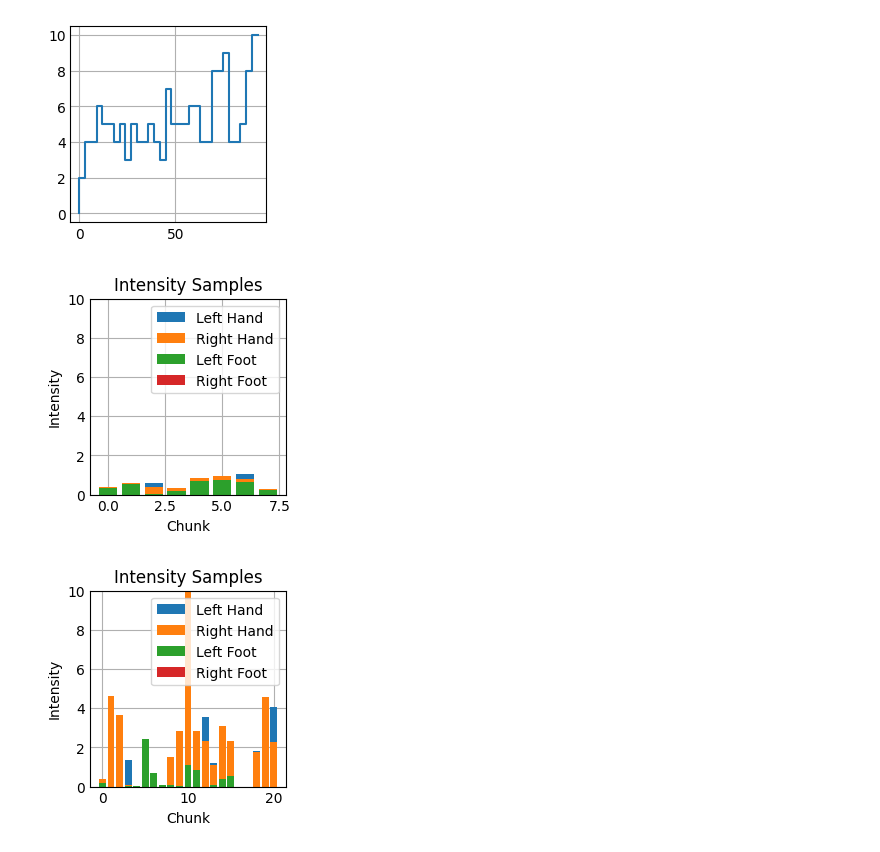
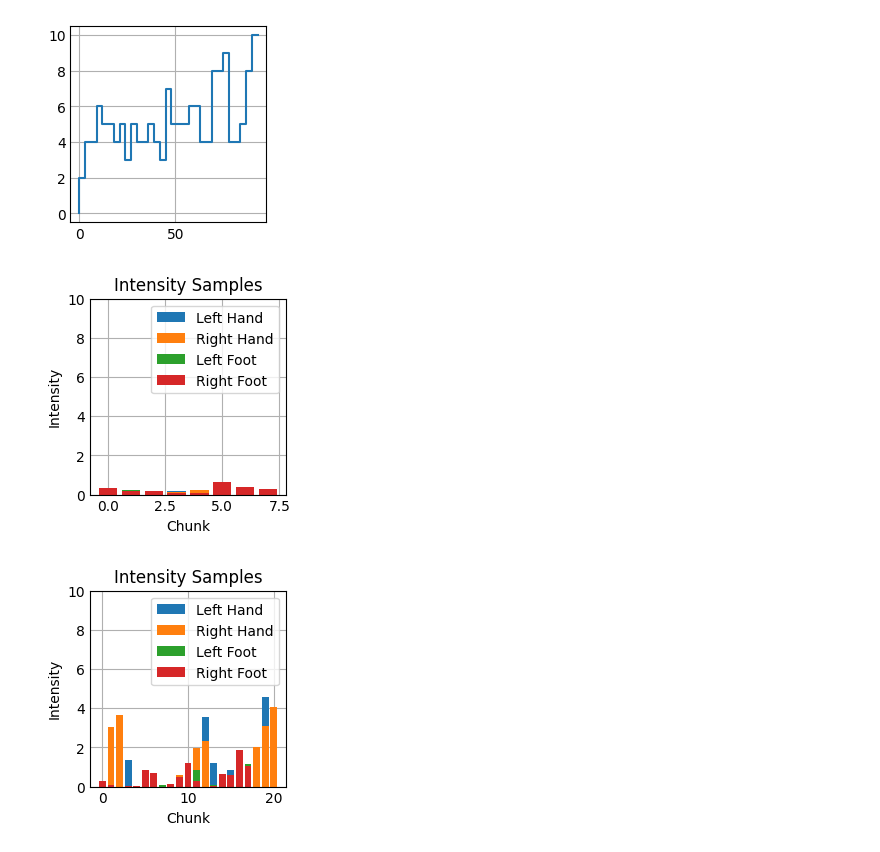
Before and after one commit to luisscholl/beatfork, a Jupyter notebook: difficulty-estimation/individual-analysis.ipynb, the cells around one changed output. Drawn from its saved outputs; the diff is of its cells as text; code cells hidden in the pictures.

```diff
--- a/difficulty-estimation/individual-analysis.ipynb
+++ b/difficulty-estimation/individual-analysis.ipynb
@@ -361,14 +361,17 @@ def plotSampledGetMinIntensity(calcIntensity):
 # %%
 def simpleIntensity(obj, lastPositions):
   distance = ((lastPositions[obj[3]][0] - obj[0]) ** 2 + (lastPositions[obj[3]][1] - obj[1]) ** 2) ** 0.5
   time = abs(lastPositions[obj[3]][2] - obj[2])
   if (distance == 0):
     return 0
   if (time == 0):
     return math.inf
   return distance / time
 
-#plotSampledGetMinIntensity(simpleIntensity)
+plotSampledGetMinIntensity(simpleIntensity)
+# %% [output]
+[figure, added]
+[figure, added]
 # %%
 def rightLegAmputeeIntensity(obj, lastPositions):
   if (obj[3] == 9):
@@ -381,7 +384,4 @@ def rightLegAmputeeIntensity(obj, lastPositions):
     return math.inf
   return distance / time
 
-plotSampledGetMinIntensity(rightLegAmputeeIntensity)
+# plotSampledGetMinIntensity(rightLegAmputeeIntensity)
-# %% [output]
-[figure, removed]
-[figure, removed]
```
Also changed, not shown: parts of 1 cell of this notebook.
